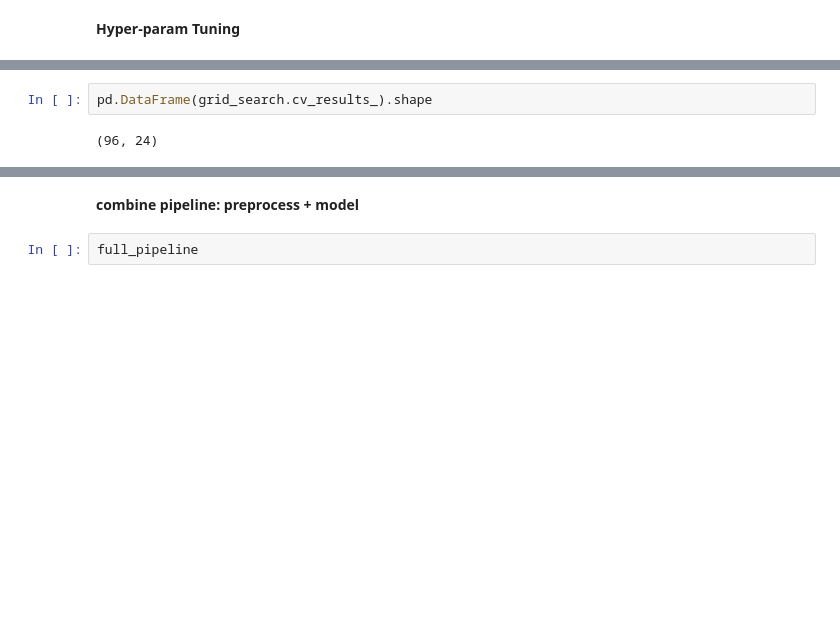
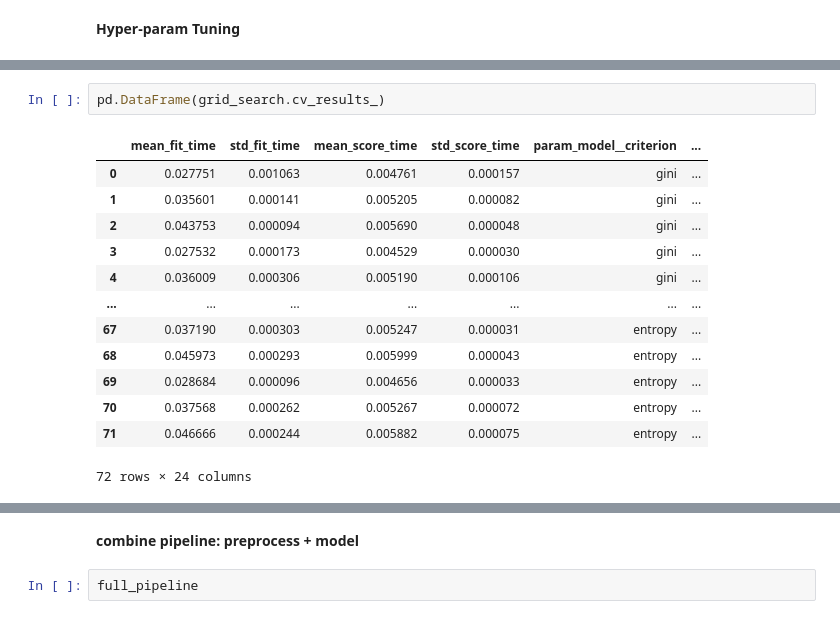
Before and after one commit to rafifaditio/Exercise, a Jupyter notebook: deploy_2/milk_classf.ipynb, the cells around one changed output, grey strips where cells are left out. Saved outputs shown, nothing was run; the diff lists cells and outputs as text; blank space fills up the shorter version.

```diff
--- a/deploy_2/milk_classf.ipynb
+++ b/deploy_2/milk_classf.ipynb
@@ -677,7 +699,19 @@ GridSearchCV(cv=5, estimator=RandomForestClassifier(random_state=0),
 # %%
-pd.DataFrame(grid_search.cv_results_).shape
+pd.DataFrame(grid_search.cv_results_)
 # %% [output]
+|  | mean_fit_time | std_fit_time | mean_score_time | std_score_time | param_model__criterion | ... |
+| 0 | 0.027751 | 0.001063 | 0.004761 | 0.000157 | gini | ... |
+| 1 | 0.035601 | 0.000141 | 0.005205 | 0.000082 | gini | ... |
+| 2 | 0.043753 | 0.000094 | 0.005690 | 0.000048 | gini | ... |
+| 3 | 0.027532 | 0.000173 | 0.004529 | 0.000030 | gini | ... |
+| 4 | 0.036009 | 0.000306 | 0.005190 | 0.000106 | gini | ... |
+| ... | ... | ... | ... | ... | ... | ... |
+| 67 | 0.037190 | 0.000303 | 0.005247 | 0.000031 | entropy | ... |
+| 68 | 0.045973 | 0.000293 | 0.005999 | 0.000043 | entropy | ... |
+| 69 | 0.028684 | 0.000096 | 0.004656 | 0.000033 | entropy | ... |
+| 70 | 0.037568 | 0.000262 | 0.005267 | 0.000072 | entropy | ... |
+| 71 | 0.046666 | 0.000244 | 0.005882 | 0.000075 | entropy | ... |
-(96, 24)
+72 rows × 24 columns
 # %%
 grid_search.best_params_
 # %% [output]
```
Also changed, not shown: parts of 28 cells of this notebook.
